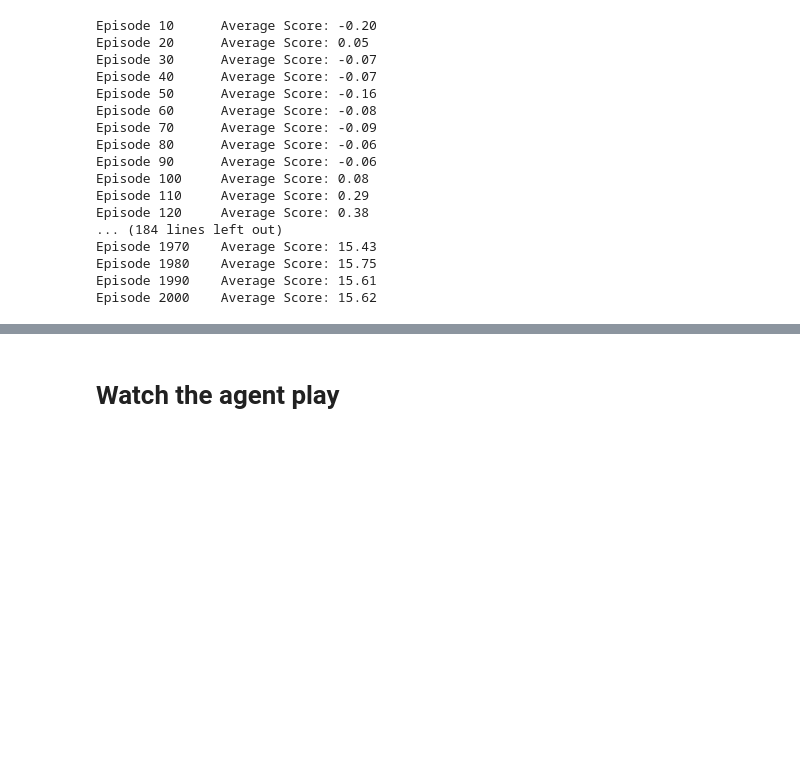
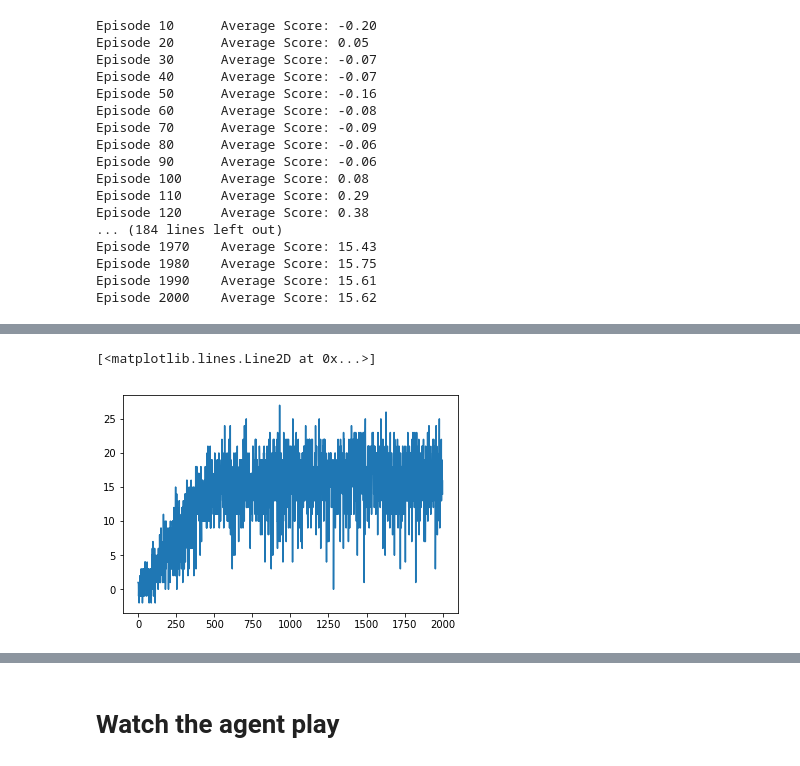
Before and after one commit to jsirol/udacity-drl-navigation, a Jupyter notebook: test_notebook.ipynb, the cells around one changed output, grey strips where cells are left out. Drawn from its saved outputs; the diff is of its cells as text; code cells hidden in the pictures; blank space fills up the shorter version.

```diff
--- a/test_notebook.ipynb
+++ b/test_notebook.ipynb
@@ -131,0 +178,5 @@ plt.plot(scores)
+# %%
+plt.plot(scores)
+# %% [output]
+[<matplotlib.lines.Line2D at 0x...>]
+[figure, added]
```
Also changed, not shown: parts of 24 cells of this notebook, 2 other files.
